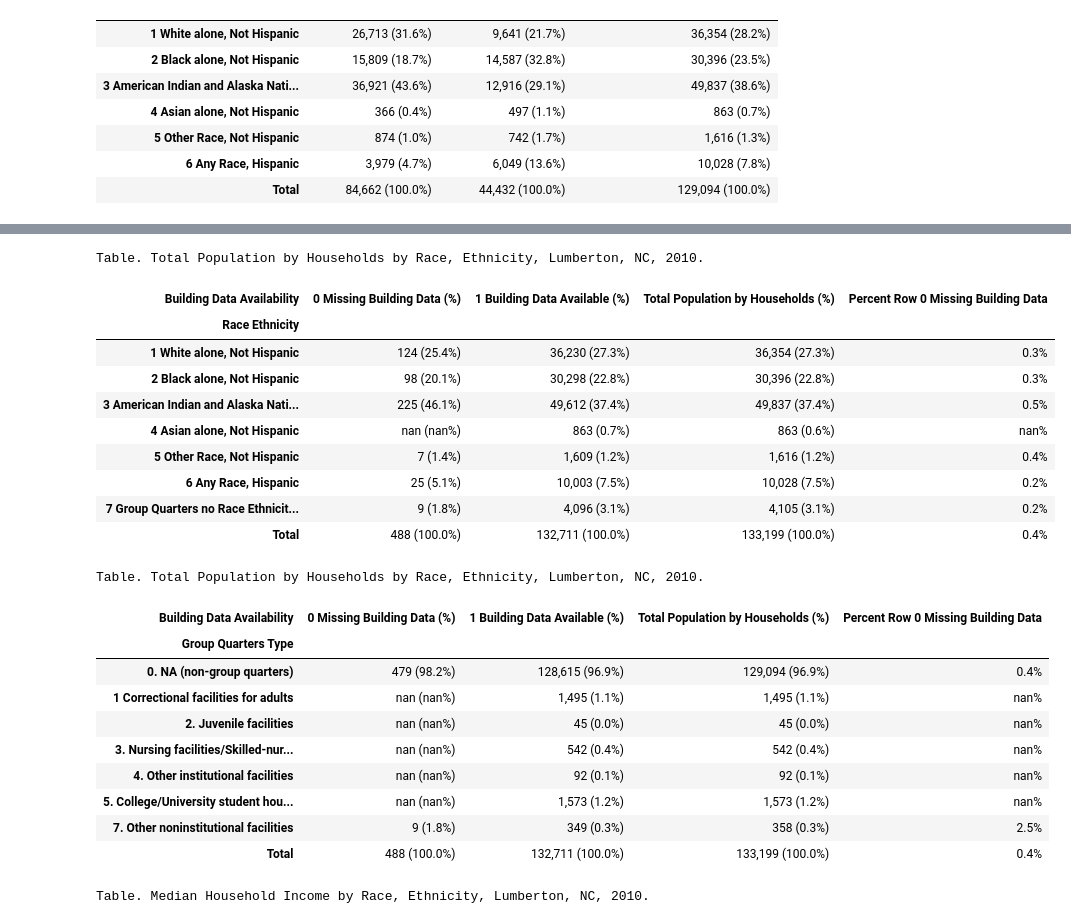
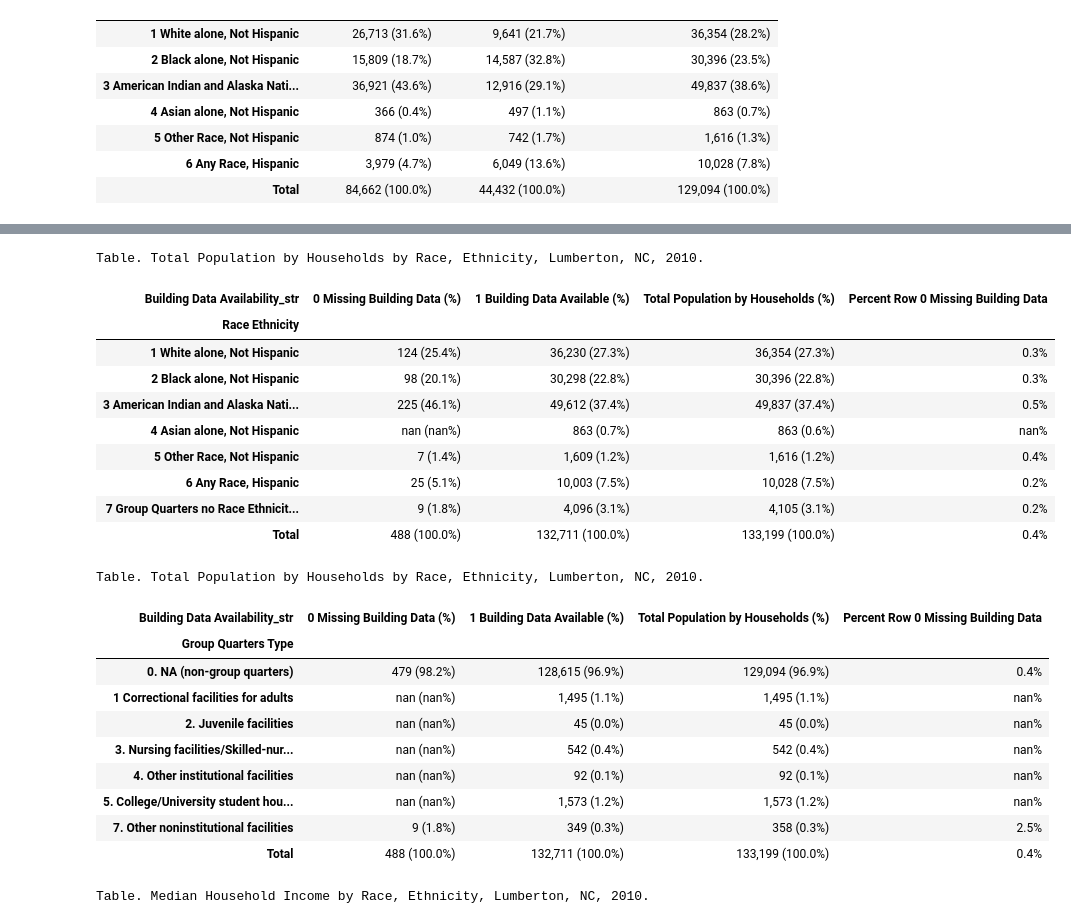
Before and after one commit to npr99/intersect-community-data, a Jupyter notebook: ncoda_07cv4_run_HUA_workflow.ipynb, the cells around one changed output, grey strips where cells are left out. Saved outputs shown, nothing was run; the diff lists cells and outputs as text; code cells hidden in the pictures.

```diff
--- a/ncoda_07cv4_run_HUA_workflow.ipynb
+++ b/ncoda_07cv4_run_HUA_workflow.ipynb
@@ -512,4 +514,4 @@ buildingdata_conditions = {'cat_var' : {'variable_label' : 'Building Data Availa
                 1 : {'condition': "(df['guid'] == 'missing building id')", 'value_label': "0 Missing Building Data"},
                 2 : {'condition': "(df['guid'] != 'missing building id')", 'value_label': "1 Building Data Available"}}
             }
-hua_hui_df = PopResultsTable.add_label_cat_conditions_df(hua_hui_df, conditions = buildingdata_conditions)
+hua_hui_df = add_label_cat_conditions_df(hua_hui_df, conditions = buildingdata_conditions)
@@ -516,15 +531,15 @@ hua_hui_df = PopResultsTable.add_label_cat_conditions_df(hua_hui_df, conditions
 # %%
 PopResultsTable.pop_results_table(hua_hui_gdf,
                   who = "Total Population by Households",
                   what = "by Race, Ethnicity",
                   where = where,
                   when = "2010",
                   row_index = "Race Ethnicity",
-                  col_index = 'Building Data Availability',
+                  col_index = 'Building Data Availability_str',
                   row_percent = '0 Missing Building Data')
 # %% [output]
 Table. Total Population by Households by Race, Ethnicity, Lumberton, NC, 2010.
-| Building Data Availability | 0 Missing Building Data (%) | 1 Building Data Available (%) | Total Population by Households (%) | Percent Row 0 Missing Building Data |
+| Building Data Availability_str | 0 Missing Building Data (%) | 1 Building Data Available (%) | Total Population by Households (%) | Percent Row 0 Missing Building Data |
 | Race Ethnicity |  |  |  |  |
 | 1 White alone, Not Hispanic | 124 (25.4%) | 36,230 (27.3%) | 36,354 (27.3%) | 0.3% |
 | 2 Black alone, Not Hispanic | 98 (20.1%) | 30,298 (22.8%) | 30,396 (22.8%) | 0.3% |
@@ -541,11 +556,11 @@ PopResultsTable.pop_results_table(hua_hui_gdf,
                   where = where,
                   when = "2010",
                   row_index = "Group Quarters Type",
-                  col_index = 'Building Data Availability',
+                  col_index = 'Building Data Availability_str',
                   row_percent = '0 Missing Building Data')
 # %% [output]
 Table. Total Population by Households by Race, Ethnicity, Lumberton, NC, 2010.
-| Building Data Availability | 0 Missing Building Data (%) | 1 Building Data Available (%) | Total Population by Households (%) | Percent Row 0 Missing Building Data |
+| Building Data Availability_str | 0 Missing Building Data (%) | 1 Building Data Available (%) | Total Population by Households (%) | Percent Row 0 Missing Building Data |
 | Group Quarters Type |  |  |  |  |
 | 0. NA (non-group quarters) | 479 (98.2%) | 128,615 (96.9%) | 129,094 (96.9%) | 0.4% |
 | 1 Correctional facilities for adults | nan (nan%) | 1,495 (1.1%) | 1,495 (1.1%) | nan% |
```
Also changed, not shown: parts of 15 cells of this notebook, 7 other files.
